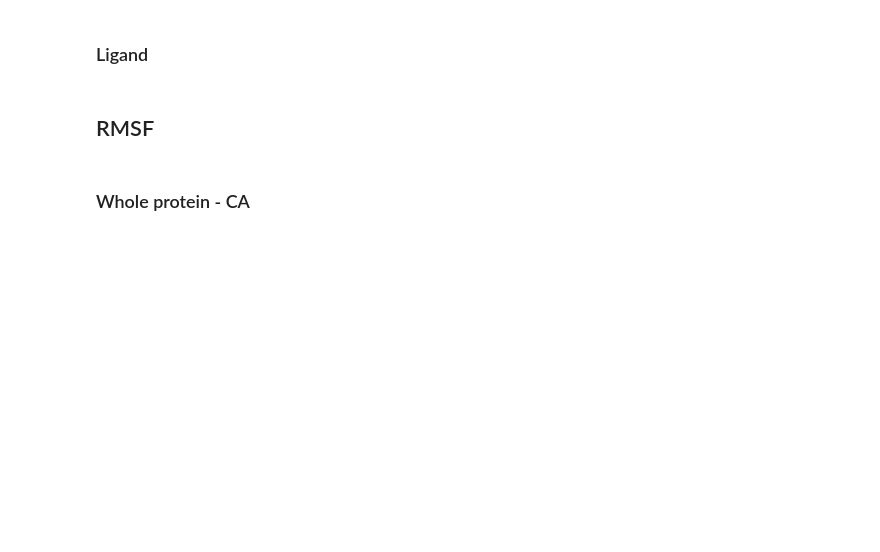
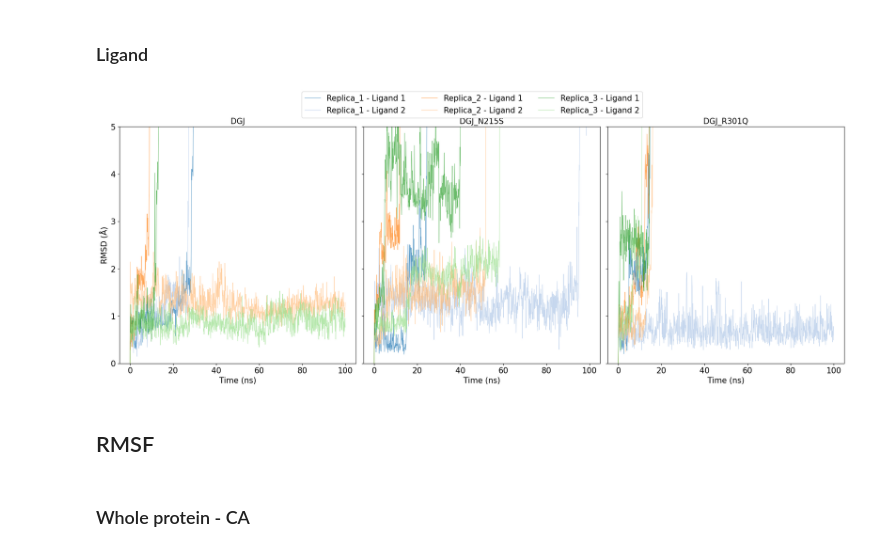
Before and after one commit to giorginolab/aGAL-MD, a Jupyter notebook: functions/2_evaluation.ipynb, the cells around one changed output. Cells and saved outputs as stored; diff of their text form; code cells hidden in the pictures; blank space fills up the shorter version.

```diff
--- a/functions/2_evaluation.ipynb
+++ b/functions/2_evaluation.ipynb
@@ -106,8 +111,8 @@ for s in structure:
             topology = f'../dist/3s5y/{s}{r}/{s}{r}_noh.psf' #non caricare come topology COME PSF
             trajectory = f'../dist/3s5y/{s}{r}/{s}{r}_noh_s10.xtc'
 
-            rmsd(f'{s}{r}_lig_P0', topology, trajectory,  trajrmsdstr='resname DGJ and segid P8 and noh',trajalnstr='segid P0 and name CA',refalnstr='segid P0 and name CA', refrmsdstr = 'resname DGJ and segid P8 and noh' )
-            rmsd(f'{s}{r}_lig_P1', topology, trajectory,  trajrmsdstr='resname DGJ and segid P9 and noh',trajalnstr='segid P1 and name CA',refalnstr='segid P1 and name CA', refrmsdstr = 'resname DGJ and segid P9 and noh' )
+            rmsd('3s5y',f'{s}{r}_lig_P0', topology, trajectory,  trajrmsdstr='resname DGJ and segid P8 and noh',trajalnstr='segid P0 and name CA',refalnstr='segid P0 and name CA', refrmsdstr = 'resname DGJ and segid P8 and noh' )
+            rmsd('3s5y',f'{s}{r}_lig_P1', topology, trajectory,  trajrmsdstr='resname DGJ and segid P9 and noh',trajalnstr='segid P1 and name CA',refalnstr='segid P1 and name CA', refrmsdstr = 'resname DGJ and segid P9 and noh' )
 # %%
 structures = ['DGJ', 'DGJ_N215S', 'DGJ_R301Q']
 replicas = ['_1', '_2', '_3']
@@ -119,36 +124,38 @@ replica_colors = {
     '_2_P0': colors[2], '_2_P1': colors[3],
     '_3_P0': colors[4], '_3_P1': colors[5],
 }
 
 fig, axes = plt.subplots(nrows=1, ncols=3, figsize=(20,8), sharey=True)
 axes = axes.flatten()  # easier to index
 
 for i, s in enumerate(structures):
     ax = axes[i]
     for r in replicas:
-        lig1 = pd.read_csv(f'../results/tables/{s}{r}_lig_P0_rmsd.csv')
-        lig2 = pd.read_csv(f'../results/tables/{s}{r}_lig_P1_rmsd.csv')
+        lig1 = pd.read_csv(f'../results/3s5y/tables/{s}{r}_lig_P0_rmsd.csv')
+        lig2 = pd.read_csv(f'../results/3s5y/tables/{s}{r}_lig_P1_rmsd.csv')
         if i == 0:
             ax.plot(lig1['time'], lig1['rmsd'], linestyle='-', linewidth=0.8, alpha=0.7, label=f"Replica{r} - Ligand 1",color=replica_colors[f"{r}_P0"])
             ax.plot(lig2['time'], lig2['rmsd'], linestyle='-', linewidth=0.8, alpha=0.7, label=f'Replica{r} - Ligand 2',color=replica_colors[f"{r}_P1"])
         else:
             ax.plot(lig2['time'], lig2['rmsd'], linestyle='-', linewidth=0.8, alpha=0.7,color=replica_colors[f"{r}_P0"])
             ax.plot(lig1['time'], lig1['rmsd'], linestyle='-', linewidth=0.8, alpha=0.7,color=replica_colors[f"{r}_P1"])
 
     ax.set_title(s)
     ax.set_ylim(0,5)
     ax.set_xlabel("Time (ns)")
     if i % 3 != 0:
         ax.set_ylabel('')
     else:
         ax.set_ylabel("RMSD (Å)")
 
 
 fig.legend(loc='upper center', bbox_to_anchor=(0.5, 1),
            ncol=3, )
 
 plt.tight_layout(rect=[0, 0, 1, 0.92])
-plt.savefig("../results/plots/rmsd_lig_sep.pdf", dpi=300)
+plt.savefig("../results/3s5y/plots/rmsd_lig_sep.pdf", dpi=300)
+# %% [output]
+[figure, added]
 # %% [markdown]
 ## RMSF
 # %% [markdown]
```
Also changed, not shown: parts of 10 cells of this notebook, 15 other files.
